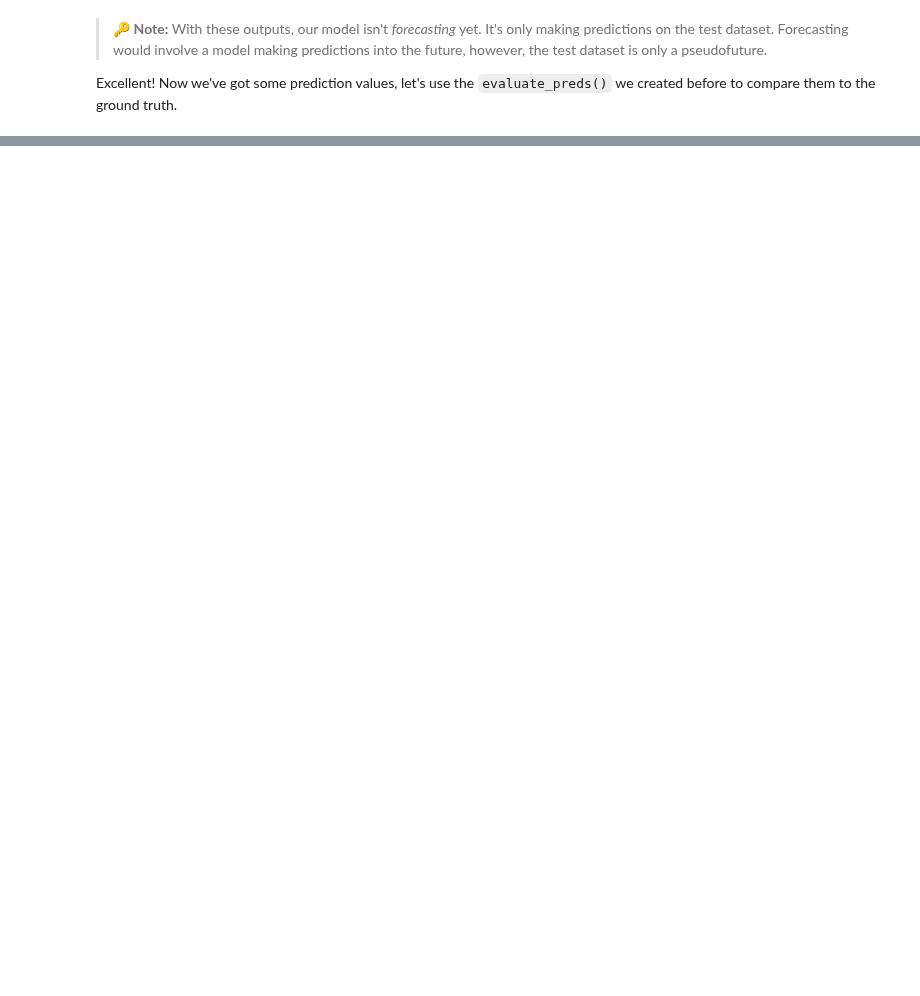
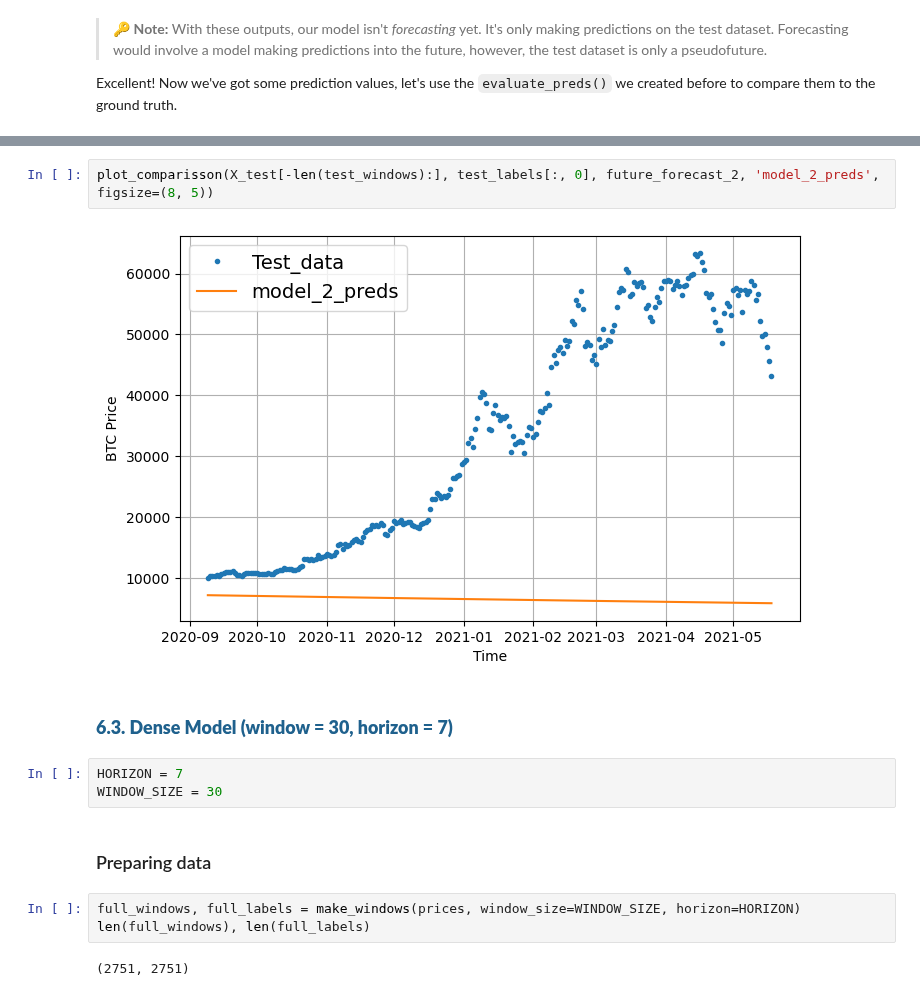
Before and after one commit to MNGARCIA085/Time-Series-with-Deep-Leaning, a Jupyter notebook: Univariate/Bitcoin Prediction/Bitcoin Prediction.ipynb, the cells around one changed output, grey strips where cells are left out. Drawn from its saved outputs; the diff is of its cells as text; blank space fills up the shorter version.

```diff
--- a/Univariate/Bitcoin Prediction/Bitcoin Prediction.ipynb
+++ b/Univariate/Bitcoin Prediction/Bitcoin Prediction.ipynb
@@ -904,0 +1010,17 @@ Predicting on:
+# %%
+plot_comparisson(X_test[-len(test_windows):], test_labels[:, 0], future_forecast_2, 'model_2_preds', figsize=(8, 5))
+# %% [output]
+[figure, added]
+# %% [markdown]
+<a name="6.4"></a>
+### <font color='#1f618d'> <b> 6.3. Dense Model (window = 30, horizon = 7) </font> </b>
+# %%
+HORIZON = 7
+WINDOW_SIZE = 30
+# %% [markdown]
+### Preparing data
+# %%
+full_windows, full_labels = make_windows(prices, window_size=WINDOW_SIZE, horizon=HORIZON)
+len(full_windows), len(full_labels)
+# %% [output]
+(2751, 2751)
```
Also changed, not shown: parts of 136 cells of this notebook, 20 other files.
